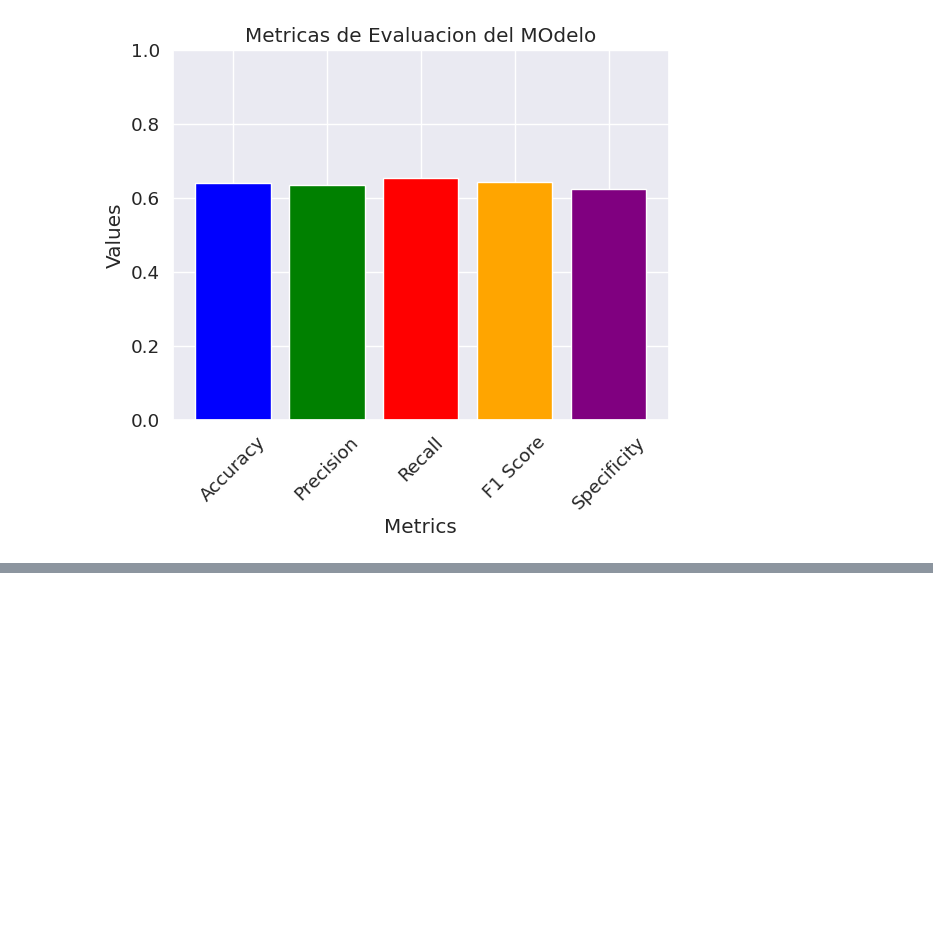
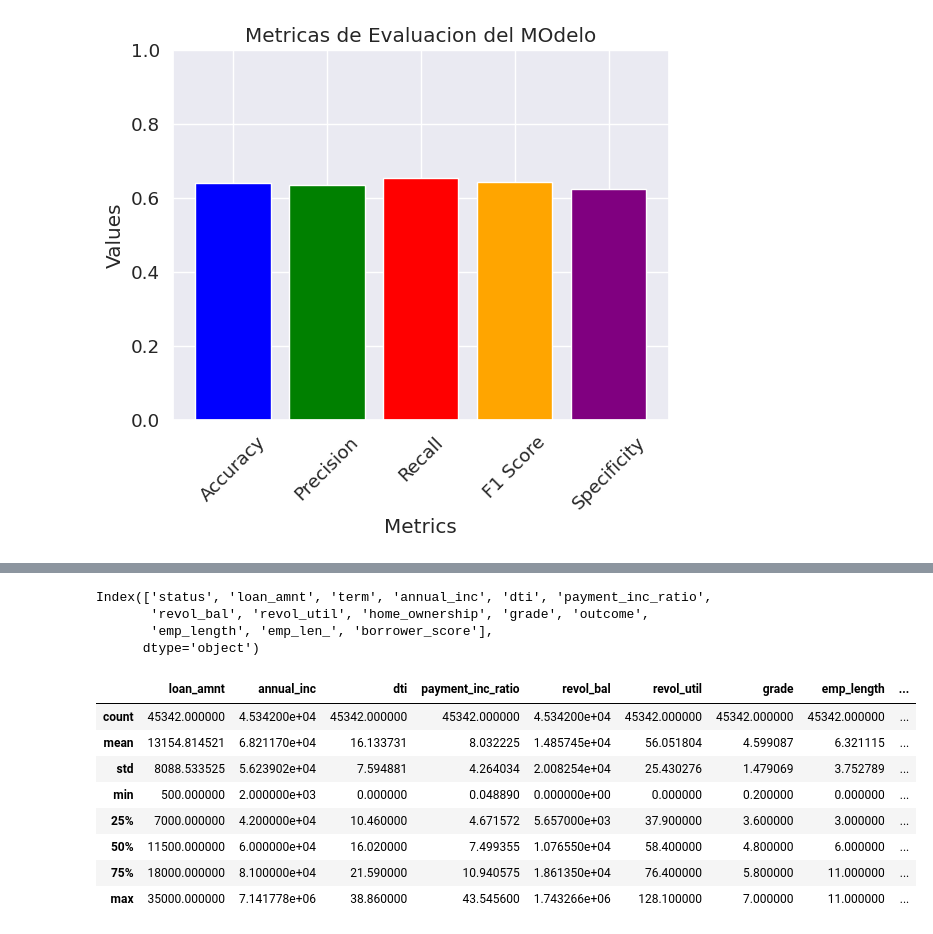
Before and after one commit to MPC139/AI, a Jupyter notebook: Machine Learning with Python/Classification/KNN/KNN_practice_np.ipynb, the cells around one changed output, grey strips where cells are left out. Cells and saved outputs as stored; diff of their text form; code cells hidden in the pictures; blank space fills up the shorter version.

```diff
--- a/Machine Learning with Python/Classification/KNN/KNN_practice_np.ipynb
+++ b/Machine Learning with Python/Classification/KNN/KNN_practice_np.ipynb
@@ -248,0 +270,19 @@ plt.show()
+# %%
+df_2.columns
+# %% [output]
+Index(['status', 'loan_amnt', 'term', 'annual_inc', 'dti', 'payment_inc_ratio',
+       'revol_bal', 'revol_util', 'home_ownership', 'grade', 'outcome',
+       'emp_length', 'emp_len_', 'borrower_score'],
+      dtype='object')
+# %%
+df_2.describe()
+# %% [output]
+|  | loan_amnt | annual_inc | dti | payment_inc_ratio | revol_bal | revol_util | grade | emp_length | ... |
+| count | 45342.000000 | 4.534200e+04 | 45342.000000 | 45342.000000 | 4.534200e+04 | 45342.000000 | 45342.000000 | 45342.000000 | ... |
+| mean | 13154.814521 | 6.821170e+04 | 16.133731 | 8.032225 | 1.485745e+04 | 56.051804 | 4.599087 | 6.321115 | ... |
+| std | 8088.533525 | 5.623902e+04 | 7.594881 | 4.264034 | 2.008254e+04 | 25.430276 | 1.479069 | 3.752789 | ... |
+| min | 500.000000 | 2.000000e+03 | 0.000000 | 0.048890 | 0.000000e+00 | 0.000000 | 0.200000 | 0.000000 | ... |
+| 25% | 7000.000000 | 4.200000e+04 | 10.460000 | 4.671572 | 5.657000e+03 | 37.900000 | 3.600000 | 3.000000 | ... |
+| 50% | 11500.000000 | 6.000000e+04 | 16.020000 | 7.499355 | 1.076550e+04 | 58.400000 | 4.800000 | 6.000000 | ... |
+| 75% | 18000.000000 | 8.100000e+04 | 21.590000 | 10.940575 | 1.861350e+04 | 76.400000 | 5.800000 | 11.000000 | ... |
+| max | 35000.000000 | 7.141778e+06 | 38.860000 | 43.545600 | 1.743266e+06 | 128.100000 | 7.000000 | 11.000000 | ... |
```
Also changed, not shown: parts of 17 cells of this notebook.
